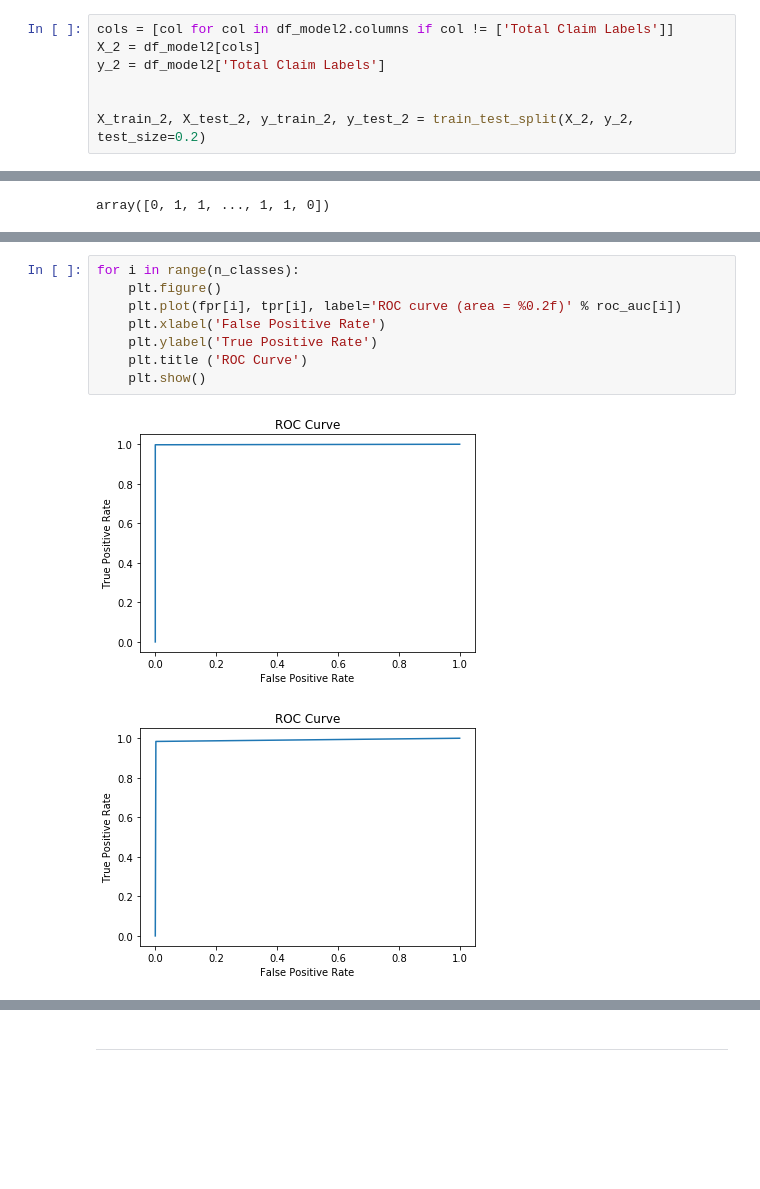
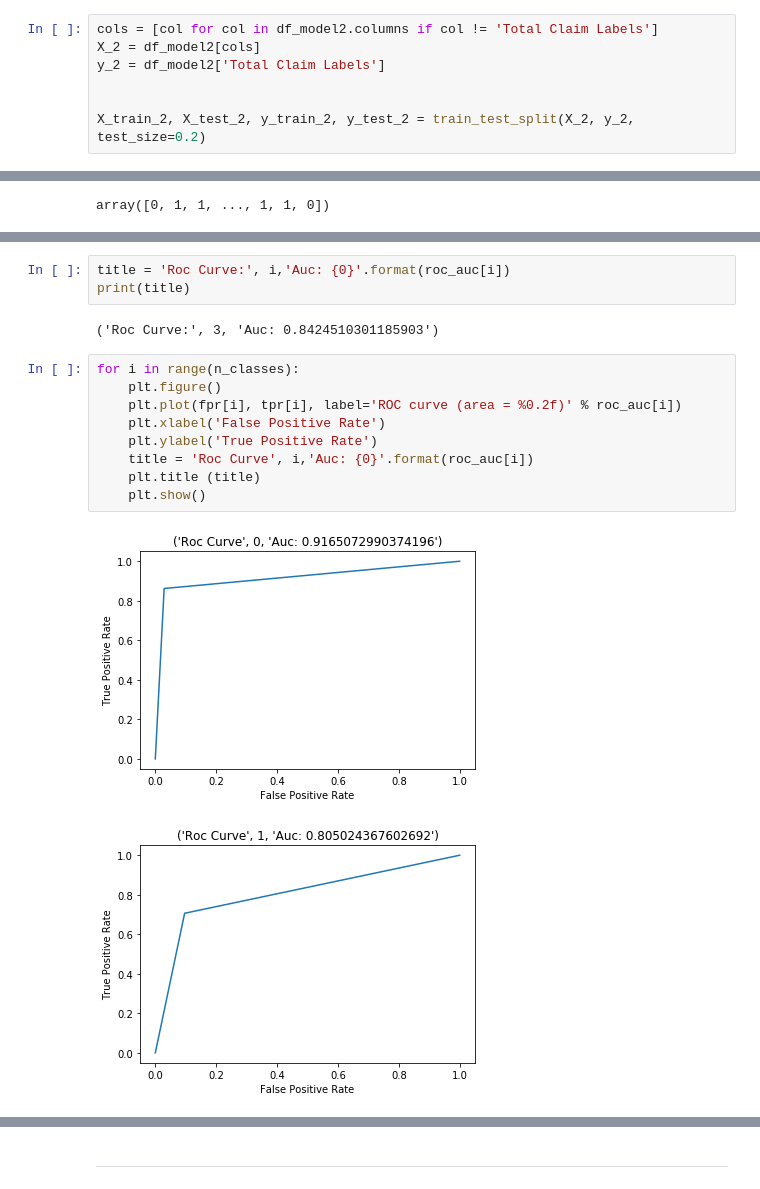
Before and after one commit to miriammg/Final-Project-IH, a Jupyter notebook: Final Project.ipynb, the cells around one changed output, grey strips where cells are left out. Drawn from its saved outputs; the diff is of its cells as text; blank space fills up the shorter version.

```diff
--- a/Final Project.ipynb
+++ b/Final Project.ipynb
@@ -809,7 +803,7 @@ df_model2.head()
 | 3 | 7645.861827 | 734157 | 0 | 106 | 18 | ... |
 | 4 | 2813.692575 | 734171 | 43836 | 73 | 12 | ... |
 # %%
-cols = [col for col in df_model2.columns if col != ['Total Claim Labels']]
+cols = [col for col in df_model2.columns if col != 'Total Claim Labels']
 X_2 = df_model2[cols]
 y_2 = df_model2['Total Claim Labels']
 
@@ -999,11 +1018,17 @@ roc_auc 3 0.9701755566366826
+# %%
+title = 'Roc Curve:', i,'Auc: {0}'.format(roc_auc[i])
+print(title)
+# %% [output]
+('Roc Curve:', 3, 'Auc: 0.8424510301185903')
 # %%
 for i in range(n_classes):
     plt.figure()
     plt.plot(fpr[i], tpr[i], label='ROC curve (area = %0.2f)' % roc_auc[i])
     plt.xlabel('False Positive Rate')
     plt.ylabel('True Positive Rate')
-    plt.title ('ROC Curve')
+    title = 'Roc Curve', i,'Auc: {0}'.format(roc_auc[i])
+    plt.title (title)
     plt.show()
 # %% [output]
-[figure, old version]
+[figure, new version]
-[figure, old version]
+[figure, new version]
```
Also changed, not shown: parts of 53 cells of this notebook.
